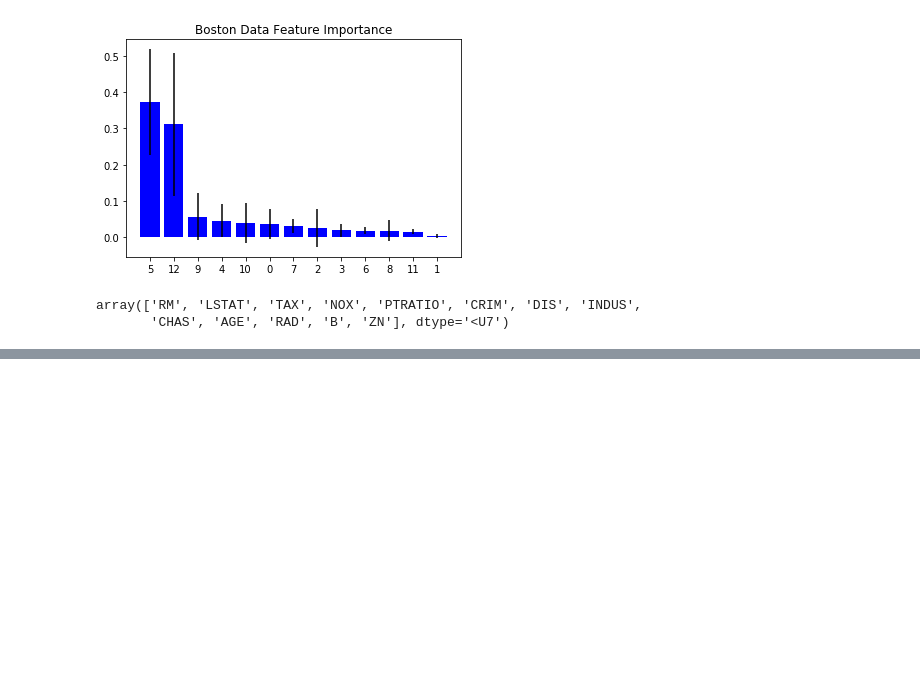
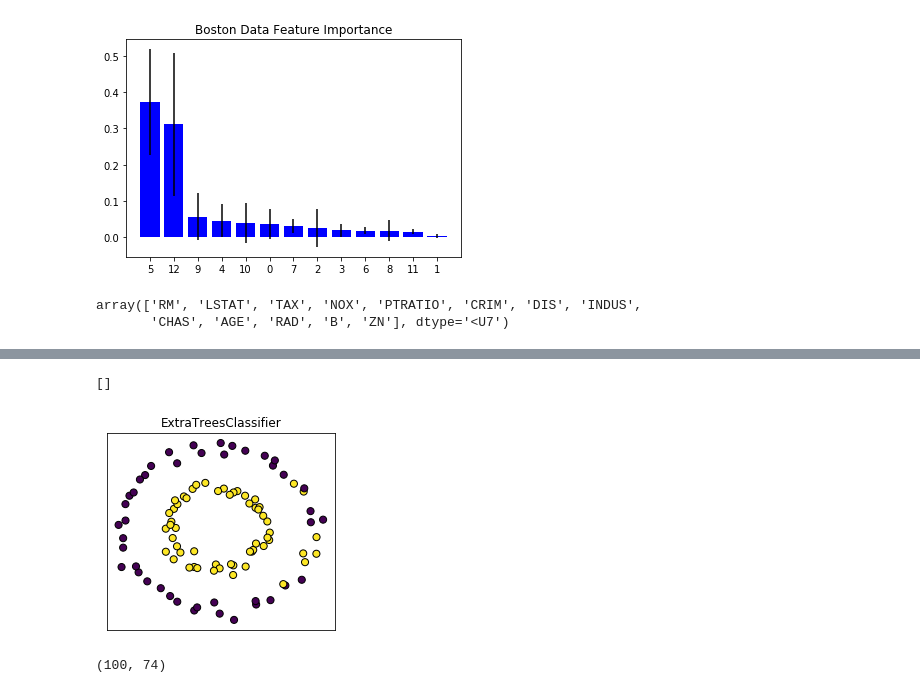
Before and after one commit to somilasthana/MachineLearningSkills, a Jupyter notebook: RandomForest.ipynb, the cells around one changed output, grey strips where cells are left out. Saved outputs shown, nothing was run; the diff lists cells and outputs as text; code cells hidden in the pictures; blank space fills up the shorter version.

```diff
--- a/RandomForest.ipynb
+++ b/RandomForest.ipynb
@@ -213,0 +257,2 @@ random_search = RandomizedSearchCV(clf, param_distributions=param_grid,
+# %%
+y_pred = trees.predict(X)
@@ -213,0 +271,12 @@ random_search = RandomizedSearchCV(clf, param_distributions=param_grid,
+# %%
+# scatter plot of original and reduced data
+fig = plt.figure(figsize=(9, 8))
+
+ax = plt.subplot(221)
+ax.scatter(X[:, 0], X[:, 1], c=y_pred, s=50, edgecolor='k')
+ax.set_title("ExtraTreesClassifier")
+ax.set_xticks(())
+ax.set_yticks(())
+# %% [output]
+[]
+[figure, added]
@@ -213,0 +287,4 @@ random_search = RandomizedSearchCV(clf, param_distributions=param_grid,
+# %%
+X_transformed.shape
+# %% [output]
+(100, 74)
```
Also changed, not shown: parts of 23 cells of this notebook.
